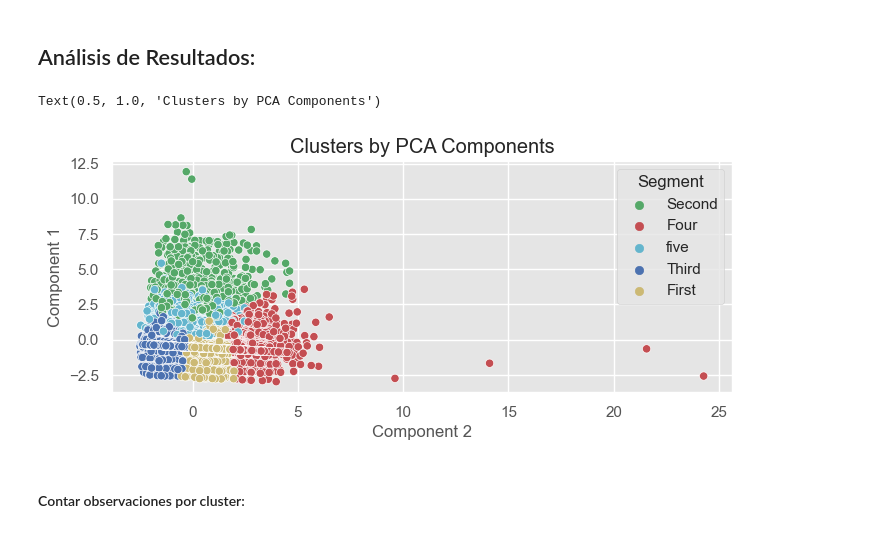
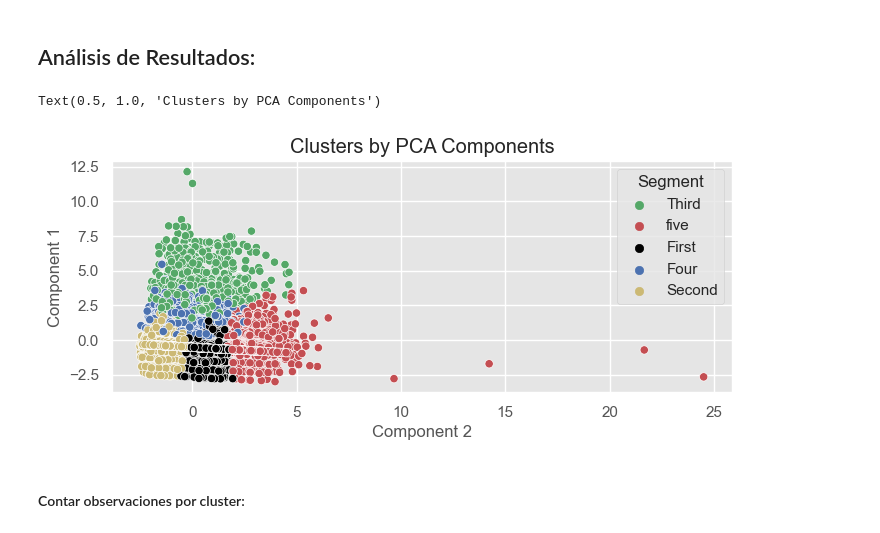
Before and after one commit to barrios420/PCA_K-MEANS, a Jupyter notebook: K-Means.ipynb, the cells around one changed output. Drawn from its saved outputs; the diff is of its cells as text; code cells hidden in the pictures.

```diff
--- a/K-Means.ipynb
+++ b/K-Means.ipynb
@@ -23,7 +23,7 @@ datos = pd.read_csv('datos_depurados.csv')
 df = pd.DataFrame(datos)
 df.City = df.City.astype('category')
 df.type = df.type.astype('category')
-df2 = df.iloc[:, [1, 2, 3, 4, 5, 6, 7]]
+df2 = df.iloc[:, [2, 3, 4, 5, 6, 7,8]]
 df2.head()
 # %% [output]
 |  | adjustSquareMeterPrice | finalACMPrice | originalPrice | area | bathrooms | rooms | garages |
@@ -111,24 +111,24 @@ KMeans(n_clusters=5, random_state=42)
 # %%
 # Eiquetar componentes
 
 df_segm_pca_kmeans = pd.concat([df_mean_norm.reset_index(drop=True), pd.DataFrame(scores_pca)], axis=1)
 df_segm_pca_kmeans.columns.values[-3:] = ['Component 1', 'Component 2', 'Component 3']
 
 # The last Column we add contains the pca K-means clustering labels
 
 df_segm_pca_kmeans['Segment K-means PCA'] = k_means_pca2.labels_
 df_segm_pca_kmeans['Segment'] = df_segm_pca_kmeans['Segment K-means PCA'].map({0: 'First',
                                                                                1: 'Second',
                                                                                2: 'Third',
                                                                                3: 'Four',
                                                                                4:'five'})
 
 plt.figure(figsize=(8,3))
-sns.scatterplot(x=df_segm_pca_kmeans['Component 2'], y=df_segm_pca_kmeans['Component 1'], hue=df_segm_pca_kmeans['Segment'], palette=['g', 'r', 'c','b','y'])
+sns.scatterplot(x=df_segm_pca_kmeans['Component 2'], y=df_segm_pca_kmeans['Component 1'], hue=df_segm_pca_kmeans['Segment'], palette=['g', 'r','#000000','b','y'])
 plt.title('Clusters by PCA Components')
 # %% [output]
 Text(0.5, 1.0, 'Clusters by PCA Components')
-[figure, old version]
+[figure, new version]
 # %% [markdown]
 #### Contar observaciones por cluster:
 # %%
```
Also changed, not shown: parts of 12 cells of this notebook, 2 other files.
